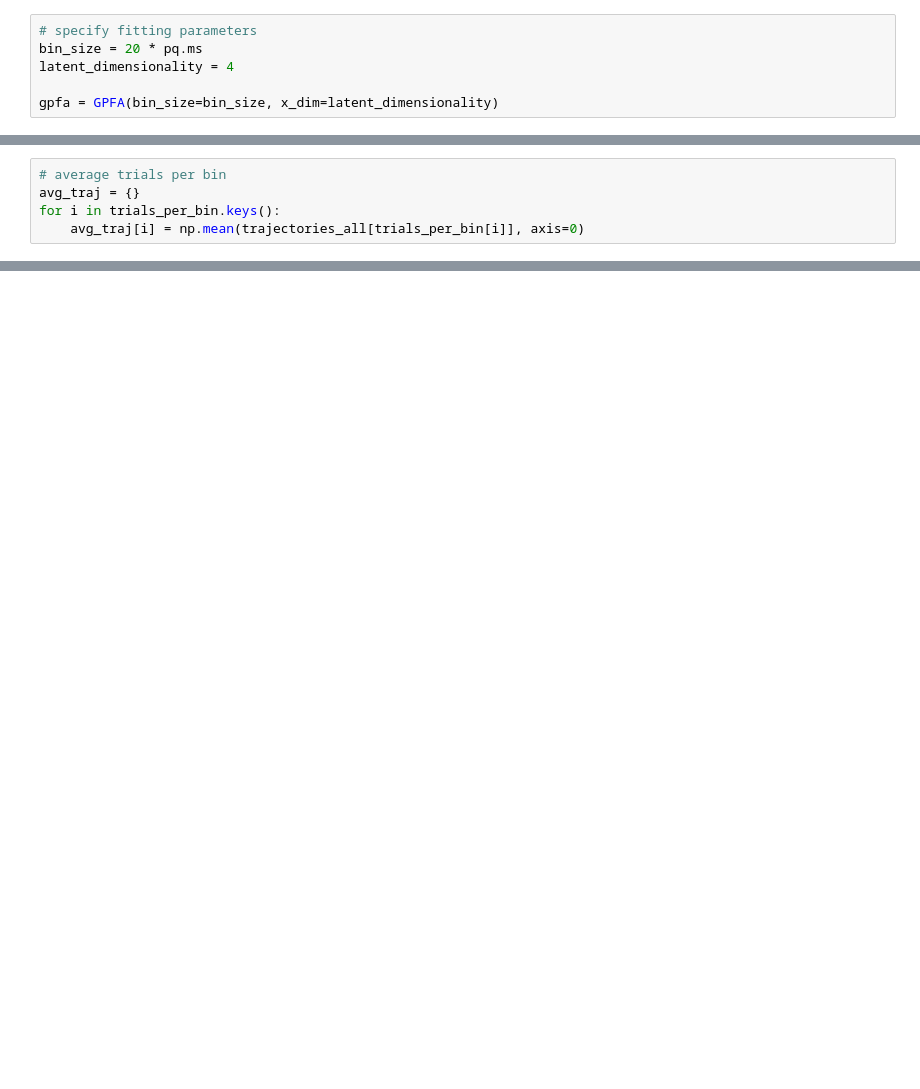
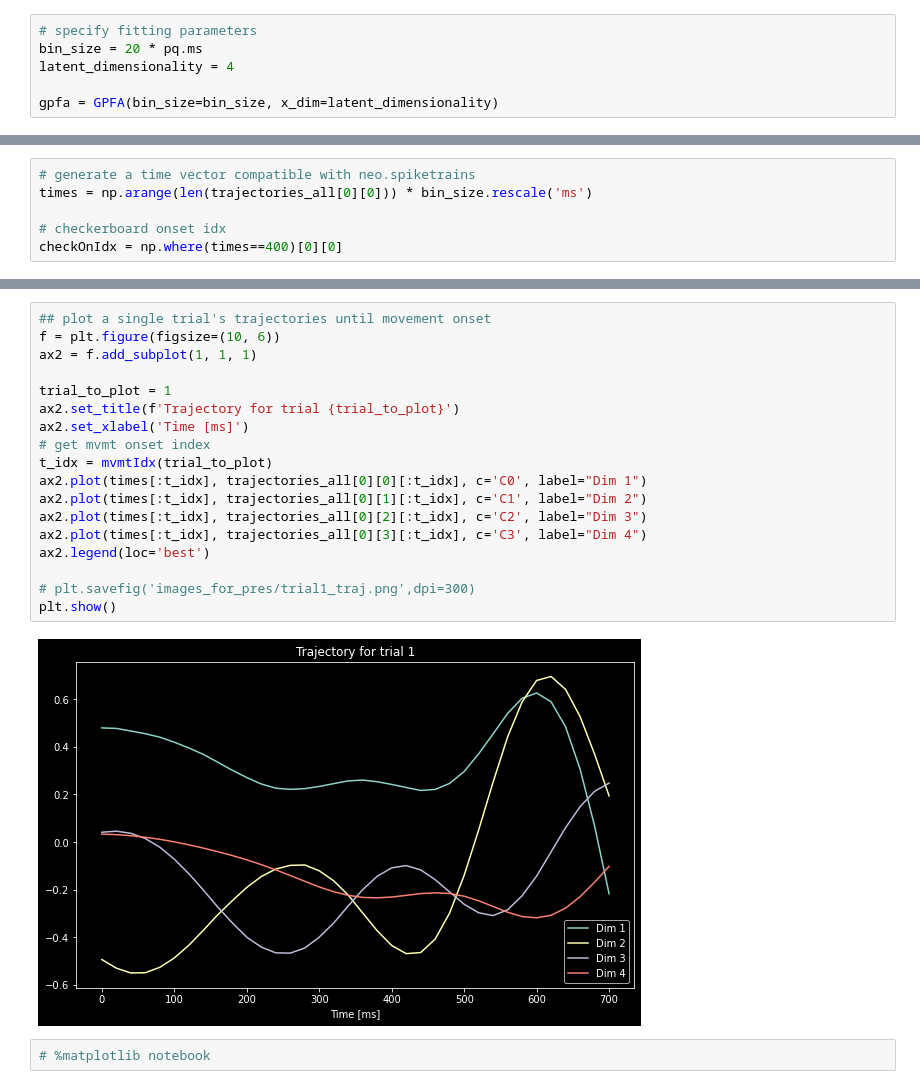
Before and after one commit to MunibH/chand-lab-rotation, a Jupyter notebook: my_gpfa.ipynb, the cells around one changed output, grey strips where cells are left out. Cells and saved outputs as stored; diff of their text form; blank space fills up the shorter version.

Commit message:
gpfa plots

```diff
--- a/my_gpfa.ipynb
+++ b/my_gpfa.ipynb
@@ -155,5 +63,0 @@ for q,trials in trials_per_bin.items():
-# %%
-# average trials per bin
-avg_traj = {}
-for i in trials_per_bin.keys():
-    avg_traj[i] = np.mean(trajectories_all[trials_per_bin[i]], axis=0)
@@ -496,0 +111,6 @@ colors
+# %%
+# generate a time vector compatible with neo.spiketrains
+times = np.arange(len(trajectories_all[0][0])) * bin_size.rescale('ms')
+
+# checkerboard onset idx
+checkOnIdx = np.where(times==400)[0][0]
@@ -496,0 +139,22 @@ colors
+# %%
+## plot a single trial's trajectories until movement onset
+f = plt.figure(figsize=(10, 6))
+ax2 = f.add_subplot(1, 1, 1)
+
+trial_to_plot = 1
+ax2.set_title(f'Trajectory for trial {trial_to_plot}')
+ax2.set_xlabel('Time [ms]')
+# get mvmt onset index
+t_idx = mvmtIdx(trial_to_plot)
+ax2.plot(times[:t_idx], trajectories_all[0][0][:t_idx], c='C0', label="Dim 1")
+ax2.plot(times[:t_idx], trajectories_all[0][1][:t_idx], c='C1', label="Dim 2")
+ax2.plot(times[:t_idx], trajectories_all[0][2][:t_idx], c='C2', label="Dim 3")
+ax2.plot(times[:t_idx], trajectories_all[0][3][:t_idx], c='C3', label="Dim 4")
+ax2.legend(loc='best')
+
+# plt.savefig('images_for_pres/trial1_traj.png',dpi=300)
+plt.show()
+# %% [output]
+[figure, added]
+# %%
+# %matplotlib notebook
```
Also changed, not shown: parts of 58 cells of this notebook, 11 other files.
